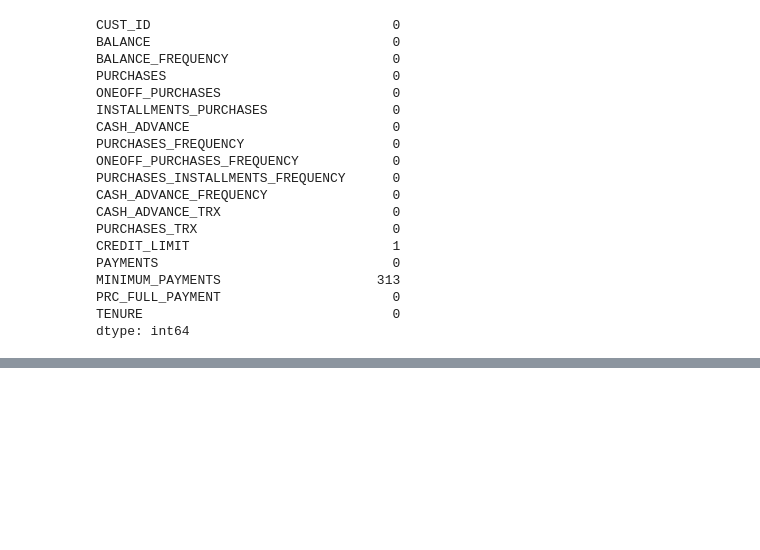
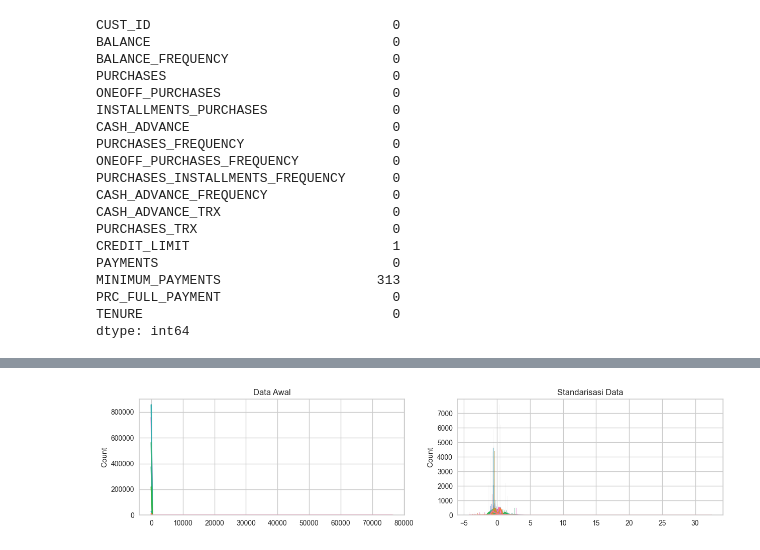
Before and after one commit to Elsande/unsupervised, a Jupyter notebook: unsupervised.ipynb, the cells around one changed output, grey strips where cells are left out. Cells and saved outputs as stored; diff of their text form; code cells hidden in the pictures; blank space fills up the shorter version.

```diff
--- a/unsupervised.ipynb
+++ b/unsupervised.ipynb
@@ -100,0 +136,7 @@ data.head()
+# %%
+from sklearn.preprocessing import StandardScaler
+
+scaler = StandardScaler()
+scaled_df= scaler.fit_transform(df)
+
+scaled_df
@@ -100,0 +157,9 @@ data.head()
+# %%
+fig, ax = plt.subplots(1, 2, figsize=(15, 3))
+sns.histplot(df, ax=ax[0], kde=True, legend=False)
+ax[0].set_title("Data Awal")
+sns.histplot(scaled_df, ax=ax[1], kde=True, legend=False)
+ax[1].set_title("Standarisasi Data")
+plt.show()
+# %% [output]
+[figure, added]
```
Also changed, not shown: parts of 25 cells of this notebook.
